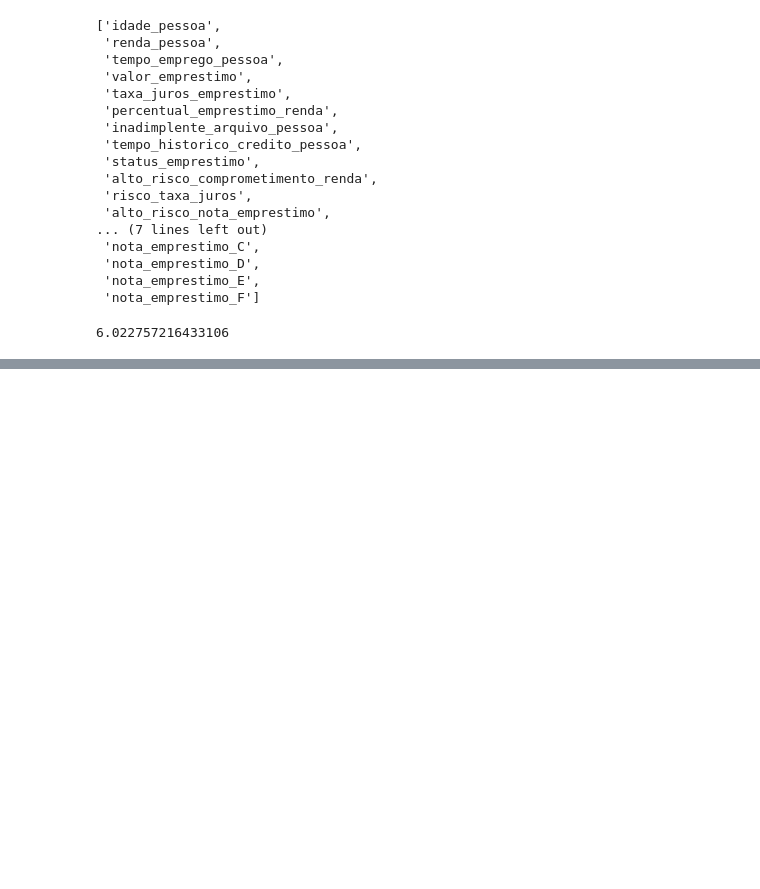
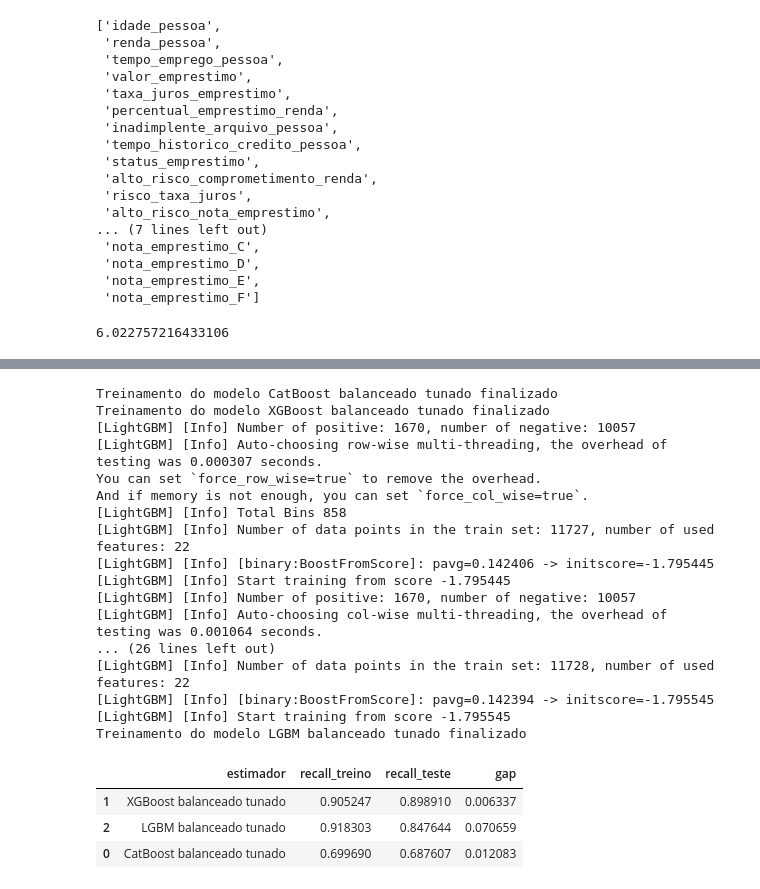
Before and after one commit to andrefeitosa9/projeto-machinelearningI, a Jupyter notebook: teste1-modelagem.ipynb, the cells around one changed output, grey strips where cells are left out. Cells and saved outputs as stored; diff of their text form; code cells hidden in the pictures; blank space fills up the shorter version.

Commit message:
tunagem hiperparametro

```diff
--- a/teste1-modelagem.ipynb
+++ b/teste1-modelagem.ipynb
@@ -461,0 +570,75 @@ KeyboardInterrupt:
+# %%
+# Mesma coisa usando CV e tunagem
+
+# Configuração do StratifiedKFold
+kf = StratifiedKFold(n_splits=5)
+
+# Inicialização do dicionário de resultados
+resultado_experimentos = {"estimador": [], "recall_treino": [], "recall_teste": []}
+
+# Loop pelos pipelines
+for nome_modelo, pipeline in dict_pipes_tunado.items():
+    recall_treino_lista = []
+    recall_teste_lista = []
+
+    # Realiza a validação cruzada estratificada
+    for indice_treino, indice_valida in kf.split(X_treino, y_treino):
+        X_treino_split, X_valida_split = X_treino.iloc[indice_treino], X_treino.iloc[indice_valida]
+        y_treino_split, y_valida_split = y_treino.iloc[indice_treino], y_treino.iloc[indice_valida]
+
+        # Treina o modelo
+        pipeline.fit(X_treino_split, y_treino_split)
+
+        # Avalia o modelo no treino
+        y_pred_treino = pipeline.predict(X_treino_split)
+        recall_treino = recall_score(y_treino_split, y_pred_treino, average='binary')
+        recall_treino_lista.append(recall_treino)
+
+        # Avalia o modelo no teste (validação)
+        y_pred_valida = pipeline.predict(X_valida_split)
+        recall_teste = recall_score(y_valida_split, y_pred_valida, average='binary')
+        recall_teste_lista.append(recall_teste)
+
+    # Calcula a média dos recalls
+    recall_treino_medio = np.mean(recall_treino_lista)
+    recall_teste_medio = np.mean(recall_teste_lista)
+
+    # Armazena os resultados
+    resultado_experimentos["estimador"].append(nome_modelo)
+    resultado_experimentos["recall_treino"].append(recall_treino_medio)
+    resultado_experimentos["recall_teste"].append(recall_teste_medio)
+
+    print(f'Treinamento do modelo {nome_modelo} finalizado')
+
+# Resultado final em DataFrame
+df_resultados = pd.DataFrame(resultado_experimentos)
+
+# Em casos de underfit, calcula a diferença entre o recall de treino e teste
+df_resultados["gap"] = (df_resultados["recall_treino"] - df_resultados["recall_teste"]).apply(lambda x: x if x > 0 else np.inf)
+
+# Ordena os resultados pelo recall no teste
+df_resultados = df_resultados.sort_values("recall_teste", ascending=False)
+
+df_resultados
+# %% [output]
+Treinamento do modelo CatBoost balanceado tunado finalizado
+Treinamento do modelo XGBoost balanceado tunado finalizado
+[LightGBM] [Info] Number of positive: 1670, number of negative: 10057
+[LightGBM] [Info] Auto-choosing row-wise multi-threading, the overhead of testing was 0.000307 seconds.
+You can set `force_row_wise=true` to remove the overhead.
+And if memory is not enough, you can set `force_col_wise=true`.
+[LightGBM] [Info] Total Bins 858
+[LightGBM] [Info] Number of data points in the train set: 11727, number of used features: 22
+[LightGBM] [Info] [binary:BoostFromScore]: pavg=0.142406 -> initscore=-1.795445
+[LightGBM] [Info] Start training from score -1.795445
+[LightGBM] [Info] Number of positive: 1670, number of negative: 10057
+[LightGBM] [Info] Auto-choosing col-wise multi-threading, the overhead of testing was 0.001064 seconds.
+... (26 lines left out)
+[LightGBM] [Info] Number of data points in the train set: 11728, number of used features: 22
+[LightGBM] [Info] [binary:BoostFromScore]: pavg=0.142394 -> initscore=-1.795545
+[LightGBM] [Info] Start training from score -1.795545
+Treinamento do modelo LGBM balanceado tunado finalizado
+|  | estimador | recall_treino | recall_teste | gap |
+| 1 | XGBoost balanceado tunado | 0.905247 | 0.898910 | 0.006337 |
+| 2 | LGBM balanceado tunado | 0.918303 | 0.847644 | 0.070659 |
+| 0 | CatBoost balanceado tunado | 0.699690 | 0.687607 | 0.012083 |
```
Also changed, not shown: parts of 8 cells of this notebook, 4 other files.
